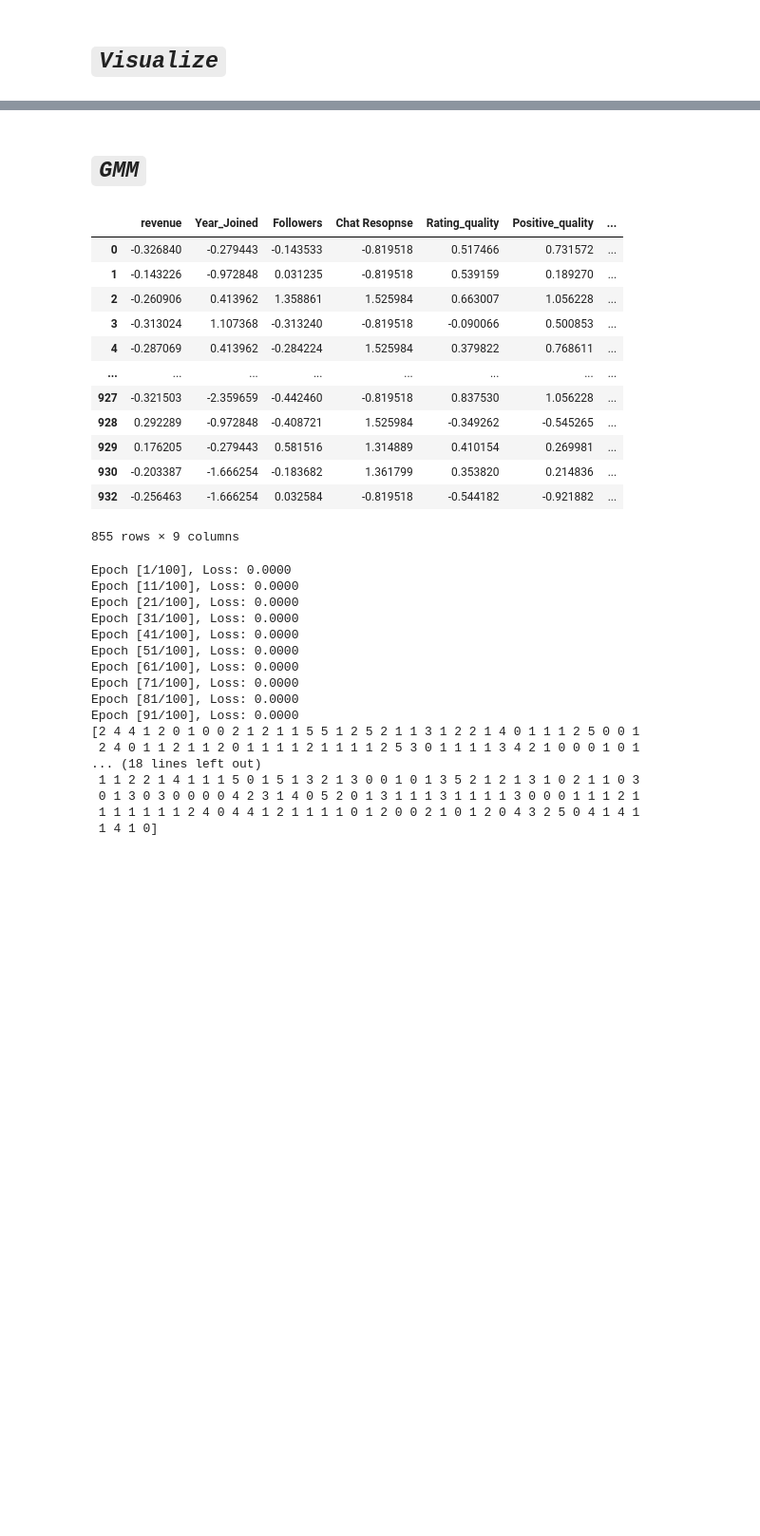
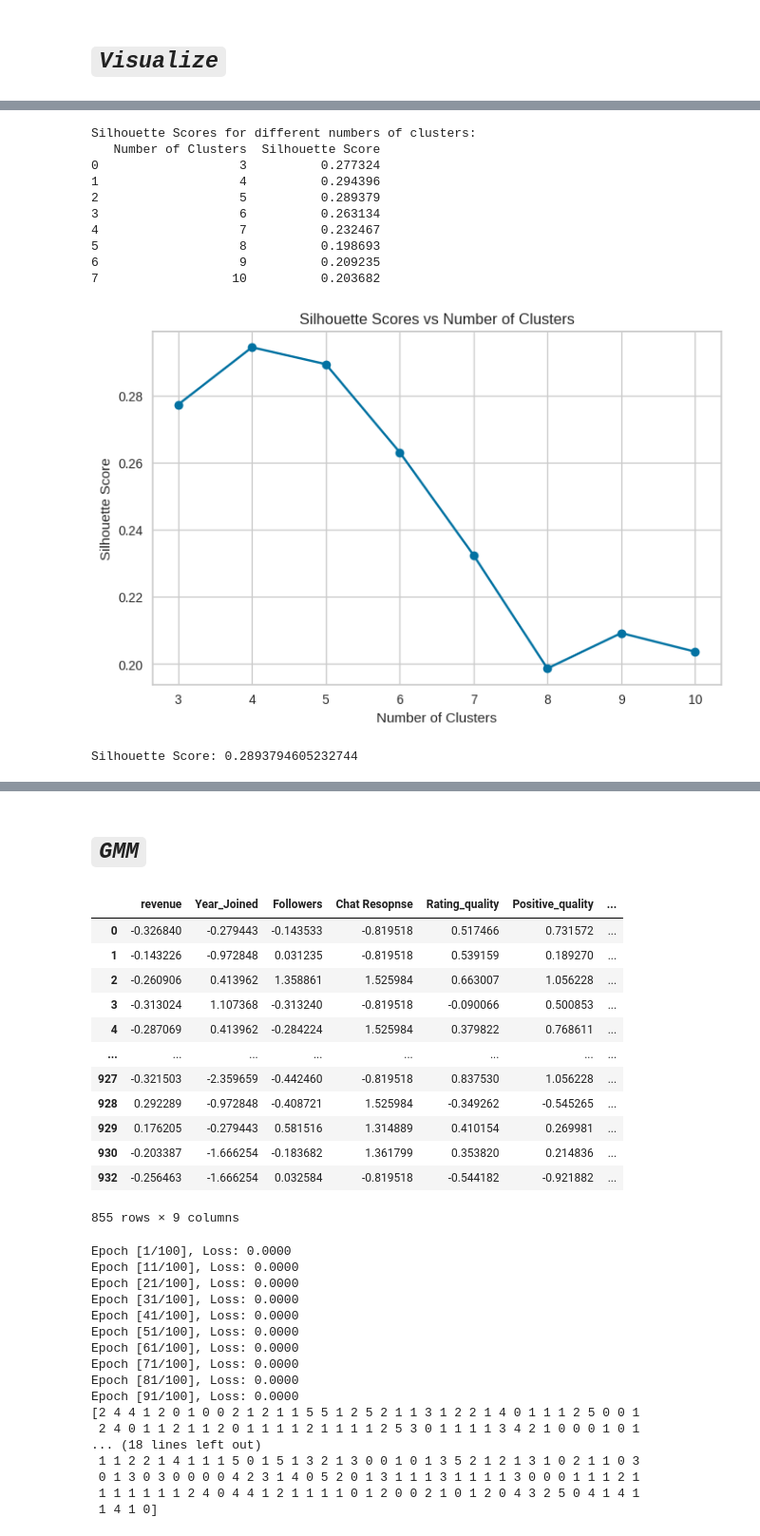
Before and after one commit to vdat-18/E-Commerce-Data-Analysis, a Jupyter notebook: Code/Data_Analysis_(Tiki).ipynb, the cells around one changed output, grey strips where cells are left out. Shown at 95% size. Drawn from its saved outputs; the diff is of its cells as text; code cells hidden in the pictures; blank space fills up the shorter version.

```diff
--- a/Code/Data_Analysis_(Tiki).ipynb
+++ b/Code/Data_Analysis_(Tiki).ipynb
@@ -910,7 +874,7 @@ while len(binary_features.columns) > 0:
         current_features[binary_feature_name] = binary_features[binary_feature_name]
 
         # Thực hiện phân cụm K-Prototypes
-        kproto = KPrototypes(n_clusters=5, random_state=42)  # Số cụm = 6
+        kproto = KPrototypes(n_clusters=6, random_state=42)  # Số cụm = 6
         categorical_columns = list(range(len(selected_features.columns), len(current_features.columns)))  # Định nghĩa các cột nhị phân
         labels = kproto.fit_predict(current_features, categorical=categorical_columns)
 
@@ -1033,0 +997,45 @@ plt.show()
+# %%
+X_non_noise_final =pd.read_excel('/content/drive/My Drive/Colab Notebooks/NCKH (Ph. Danh Hường)/Data thô/data_final.xlsx')
+X_non_noise_final = X_non_noise_final.drop(columns = ['Unnamed: 0'])
+X_non_noise_final_continuous = X_non_noise_final.iloc[:, :6]
+X_non_noise_final_categorical = X_non_noise_final.iloc[:, 6:]
+# %%
+from sklearn.cluster import AgglomerativeClustering
+from sklearn.metrics import silhouette_score
+import pandas as pd
+import matplotlib.pyplot as plt
+
+# Khởi tạo danh sách để lưu các Silhouette Score
+k_values = range(3, 11)  # Số cụm từ 2 đến 10
+silhouette_scores = []
+
+# Lặp qua các số cụm
+for k in k_values:
+    clustering = AgglomerativeClustering(n_clusters=k, linkage='ward', metric = 'euclidean')  # Phương pháp liên kết 'ward'
+    labels = clustering.fit_predict(X_non_noise_final_continuous)
+    score = silhouette_score(X_non_noise_final_continuous, labels)  # Tính Silhouette Score
+    silhouette_scores.append(score)
+
+# Tạo bảng Silhouette Score
+silhouette_table = pd.DataFrame({
+    "Number of Clusters": k_values,
+    "Silhouette Score": silhouette_scores
+})
+
+# Tìm số cụm tối ưu
+optimal_k = k_values[silhouette_scores.index(max(silhouette_scores))]
+
+# In bảng kết quả
+print("Silhouette Scores for different numbers of clusters:")
+print(silhouette_table)
+
+# Vẽ đồ thị Silhouette Score
+plt.figure(figsize=(8, 5))
+plt.plot(k_values, silhouette_scores, marker='o')
+plt.title("Silhouette Scores vs Number of Clusters")
+plt.xlabel("Number of Clusters")
+plt.ylabel("Silhouette Score")
+# plt.axvline(optimal_k, color='r', linestyle='--', label=f'Optimal k = {optimal_k}')
+plt.legend()
+plt.show()
+# %% [output]
@@ -1033,0 +1043,24 @@ plt.show()
+Silhouette Scores for different numbers of clusters:
+   Number of Clusters  Silhouette Score
+0                   3          0.277324
+1                   4          0.294396
+2                   5          0.289379
+3                   6          0.263134
+4                   7          0.232467
+5                   8          0.198693
+6                   9          0.209235
+7                  10          0.203682
+[figure, added]
+# %%
+from sklearn.cluster import AgglomerativeClustering
+from sklearn.metrics import silhouette_score
+import matplotlib.pyplot as plt
+from sklearn.decomposition import PCA
+
+aggclustering = AgglomerativeClustering(n_clusters=5, linkage='ward', metric='euclidean')
+agglabels = clustering.fit_predict(X_non_noise_final_continuous)
+
+score = silhouette_score(X_non_noise_final_continuous, agglabels)
+print(f"Silhouette Score: {score}")
+# %% [output]
+Silhouette Score: 0.2893794605232744
```
Also changed, not shown: parts of 24 cells of this notebook.
